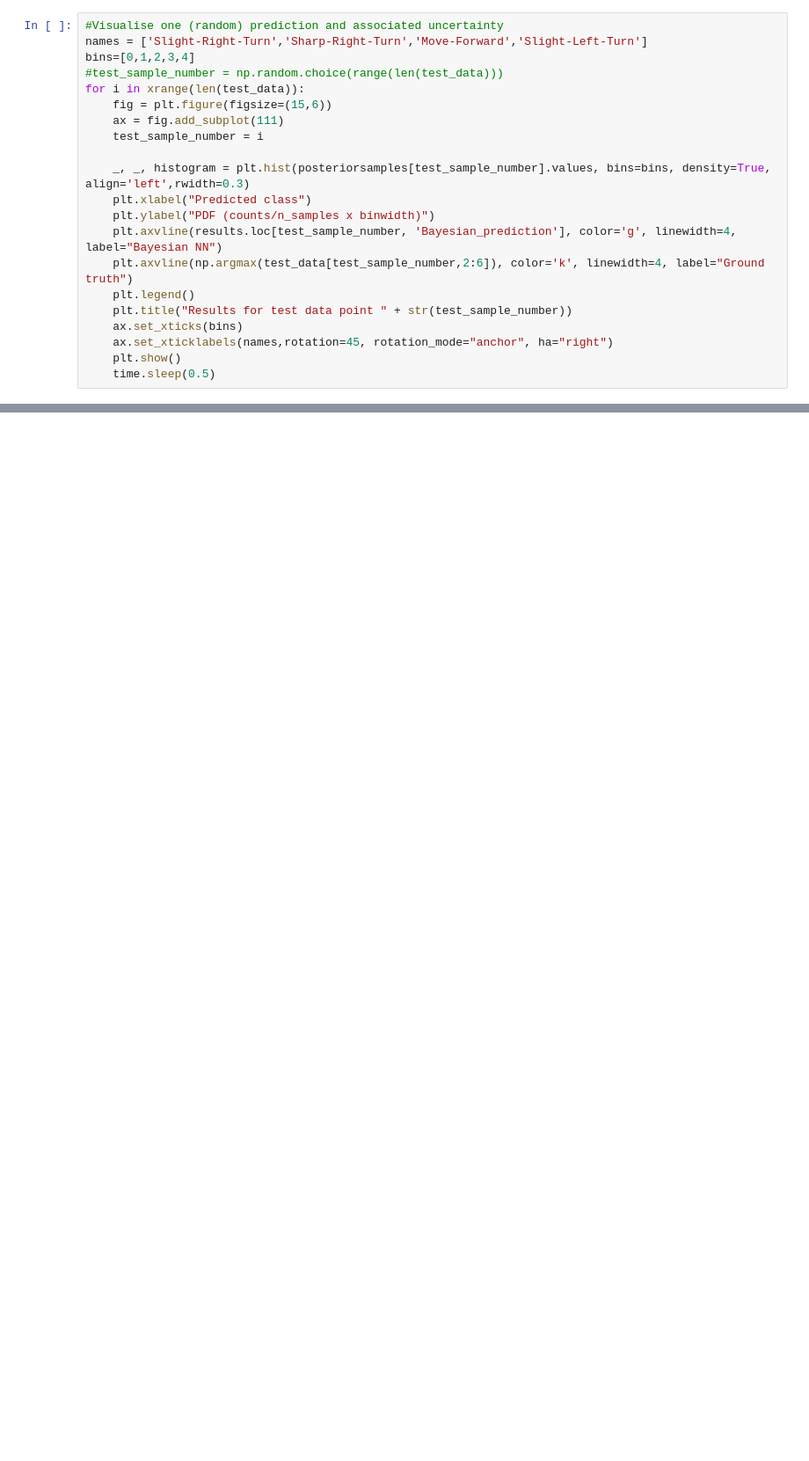
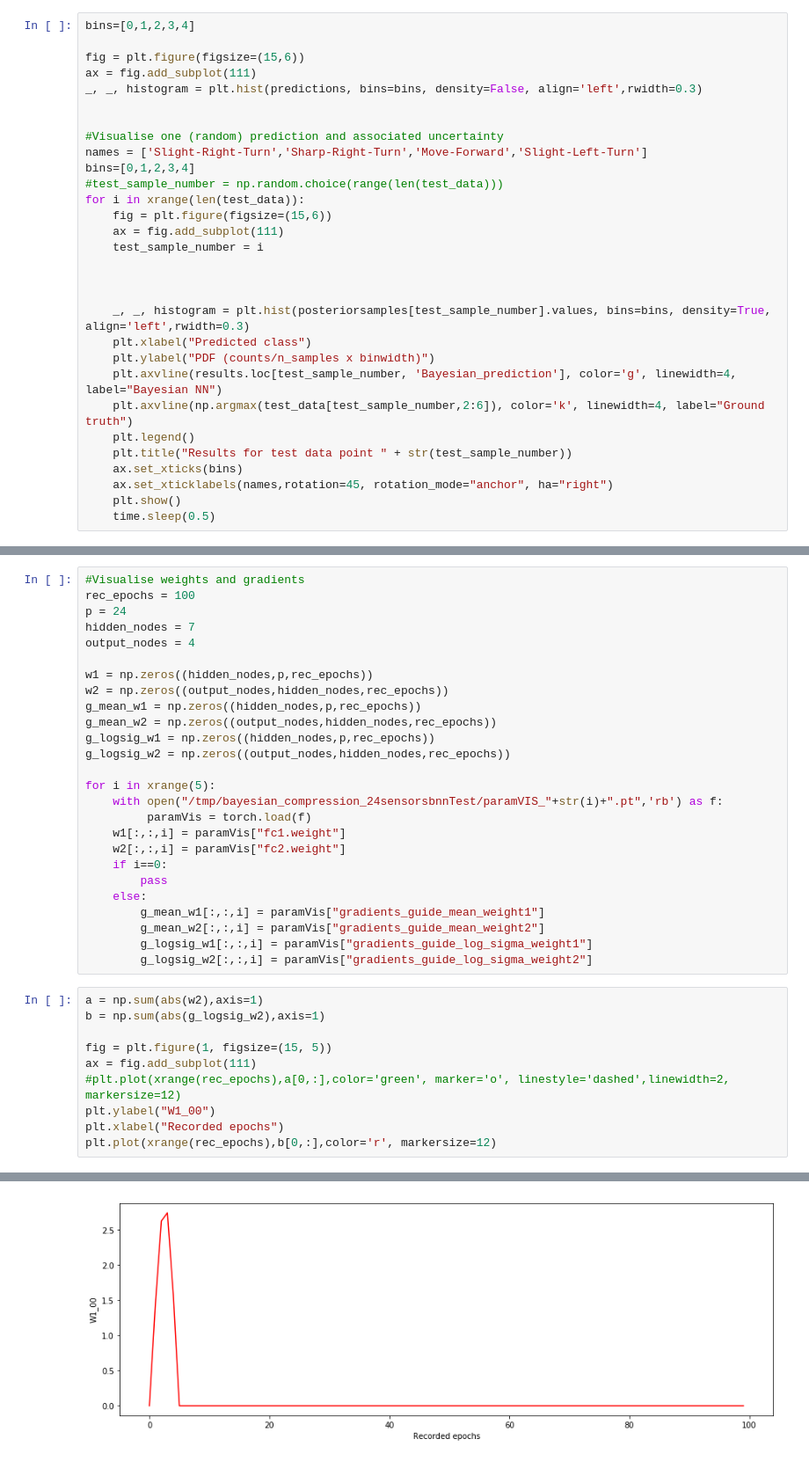
Before and after one commit to ichalkiad/model_compression_bnn, a Jupyter notebook: src/VisualiseBayesianTraining.ipynb, the cells around one changed output, grey strips where cells are left out. Shown at 88% size. Cells and saved outputs as stored; diff of their text form; blank space fills up the shorter version.

Commit message:
Attempt at visualising weights and gradient norms, add confusion matrix

```diff
--- a/src/VisualiseBayesianTraining.ipynb
+++ b/src/VisualiseBayesianTraining.ipynb
@@ -188,4 +184,11 @@ Accuracy on test data for Bayesian neural network:
 # %%
+bins=[0,1,2,3,4]
+
+fig = plt.figure(figsize=(15,6))
+ax = fig.add_subplot(111)
+_, _, histogram = plt.hist(predictions, bins=bins, density=False, align='left',rwidth=0.3)
+
+
 #Visualise one (random) prediction and associated uncertainty
 names = ['Slight-Right-Turn','Sharp-Right-Turn','Move-Forward','Slight-Left-Turn']
 bins=[0,1,2,3,4]
@@ -194,6 +197,8 @@ for i in xrange(len(test_data)):
     fig = plt.figure(figsize=(15,6))
     ax = fig.add_subplot(111)
     test_sample_number = i
+
+
 
     _, _, histogram = plt.hist(posteriorsamples[test_sample_number].values, bins=bins, density=True, align='left',rwidth=0.3)
     plt.xlabel("Predicted class")
@@ -311,0 +275,37 @@ Confusion matrix, without normalization
+# %%
+#Visualise weights and gradients
+rec_epochs = 100
+p = 24
+hidden_nodes = 7
+output_nodes = 4
+
+w1 = np.zeros((hidden_nodes,p,rec_epochs))
+w2 = np.zeros((output_nodes,hidden_nodes,rec_epochs))
+g_mean_w1 = np.zeros((hidden_nodes,p,rec_epochs))
+g_mean_w2 = np.zeros((output_nodes,hidden_nodes,rec_epochs))
+g_logsig_w1 = np.zeros((hidden_nodes,p,rec_epochs))
+g_logsig_w2 = np.zeros((output_nodes,hidden_nodes,rec_epochs))
+
+for i in xrange(5):
+    with open("/tmp/bayesian_compression_24sensorsbnnTest/paramVIS_"+str(i)+".pt",'rb') as f:
+         paramVis = torch.load(f)
+    w1[:,:,i] = paramVis["fc1.weight"]
+    w2[:,:,i] = paramVis["fc2.weight"]
+    if i==0:
+        pass
+    else:
+        g_mean_w1[:,:,i] = paramVis["gradients_guide_mean_weight1"]
+        g_mean_w2[:,:,i] = paramVis["gradients_guide_mean_weight2"]
+        g_logsig_w1[:,:,i] = paramVis["gradients_guide_log_sigma_weight1"]
+        g_logsig_w2[:,:,i] = paramVis["gradients_guide_log_sigma_weight2"]
+# %%
+a = np.sum(abs(w2),axis=1)
+b = np.sum(abs(g_logsig_w2),axis=1)
+
+fig = plt.figure(1, figsize=(15, 5))
+ax = fig.add_subplot(111)
+#plt.plot(xrange(rec_epochs),a[0,:],color='green', marker='o', linestyle='dashed',linewidth=2, markersize=12)
+plt.ylabel("W1_00")
+plt.xlabel("Recorded epochs")
+plt.plot(xrange(rec_epochs),b[0,:],color='r', markersize=12)
+# %% [output]
@@ -311,0 +313 @@ Confusion matrix, without normalization
+[figure, added]
```
Also changed, not shown: parts of 10 cells of this notebook.
